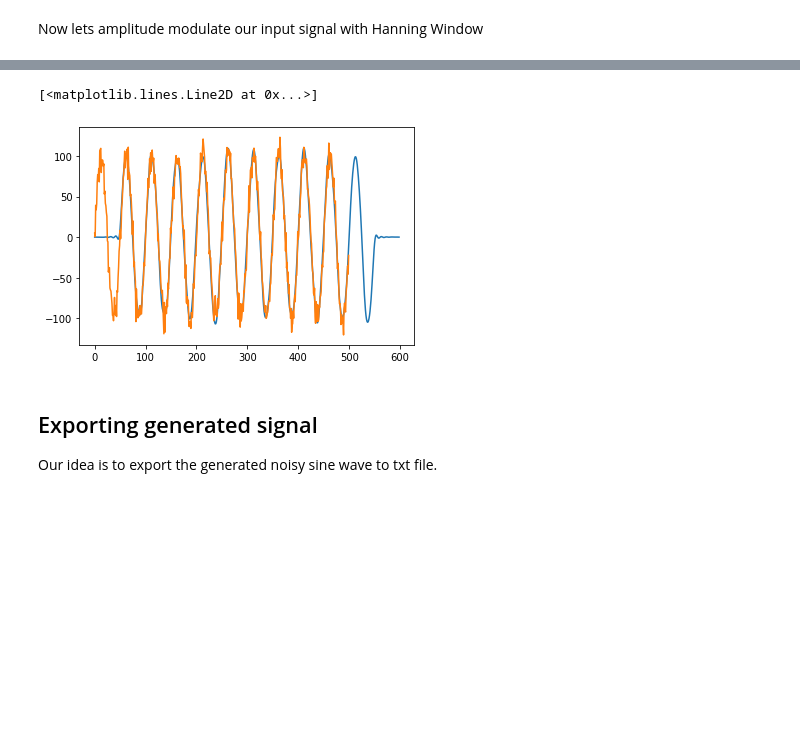
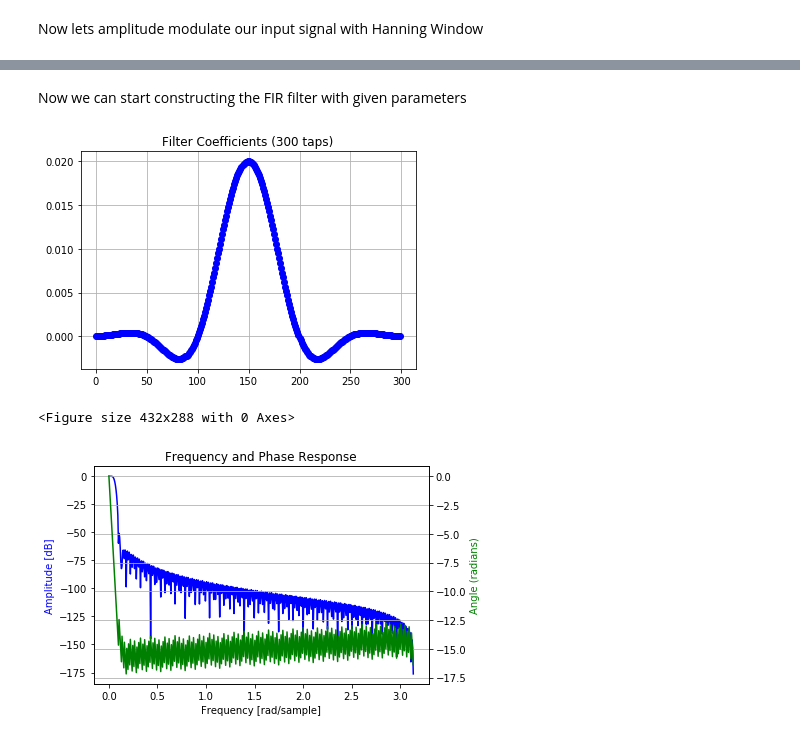
Before and after one commit to cagil-gumus/FIR_filter_in_jupyter, a Jupyter notebook: FIR_filter.ipynb, the cells around one changed output, grey strips where cells are left out. Saved outputs shown, nothing was run; the diff lists cells and outputs as text; code cells hidden in the pictures; blank space fills up the shorter version.

```diff
--- a/FIR_filter.ipynb
+++ b/FIR_filter.ipynb
@@ -189,12 +116,43 @@ show()
-# %%
-taps = firwin(numtaps=100,cutoff=0.2)
-filtered = np.convolve(y,taps)
-plot(filtered)
-plot(y)
-# %% [output]
-[<matplotlib.lines.Line2D at 0x...>]
-[figure, removed]
-# %% [markdown]
-## Exporting generated signal
-
-Our idea is to export the generated noisy sine wave to txt file.
+# %%
+fir_order = 300                   # Filter Order
+cutoff_hz = 100                # The cutoff frequency of the filter.
+# %% [markdown]
+Now we can start constructing the FIR filter with given parameters
+# %%
+# Use firwin with a Kaiser window to create a lowpass FIR filter.
+nyq_rate = sampling_freq / 2.0  # The Nyquist rate of the signal.
+
+taps = firwin(fir_order, cutoff_hz/nyq_rate)
+
+figure(1)
+plot(taps, 'bo-', linewidth=1)
+title('Filter Coefficients (%d taps)' % len(taps))
+grid(True)
+plt.show()
+#------------------------------------------------
+# Plot the magnitude response of the filter.
+#------------------------------------------------
+w, h = freqz(taps) # w = Frequencies in unit of fs.  w is normalized to the range [0, pi) (radians/sample).
+                   # h = The frequency response, as complex numbers
+figure(2)
+clf() # Clear the current figure
+
+fig = plt.figure()
+plt.title('Frequency and Phase Response')
+
+ax1 = fig.add_subplot(111)
+ax1.plot(w, 20 * np.log10(abs(h)), 'b')
+plt.ylabel('Amplitude [dB]', color='b')
+plt.xlabel('Frequency [rad/sample]')
+
+ax2 = ax1.twinx()
+angles = np.unwrap(np.angle(h))
+plt.plot(w, angles, 'g')
+plt.ylabel('Angle (radians)', color='g')
+plt.grid()
+plt.axis('tight')
+plt.show()
+# %% [output]
+[figure, added]
+<Figure size 432x288 with 0 Axes>
+[figure, added]
```
Also changed, not shown: parts of 20 cells of this notebook, 1 other file.
